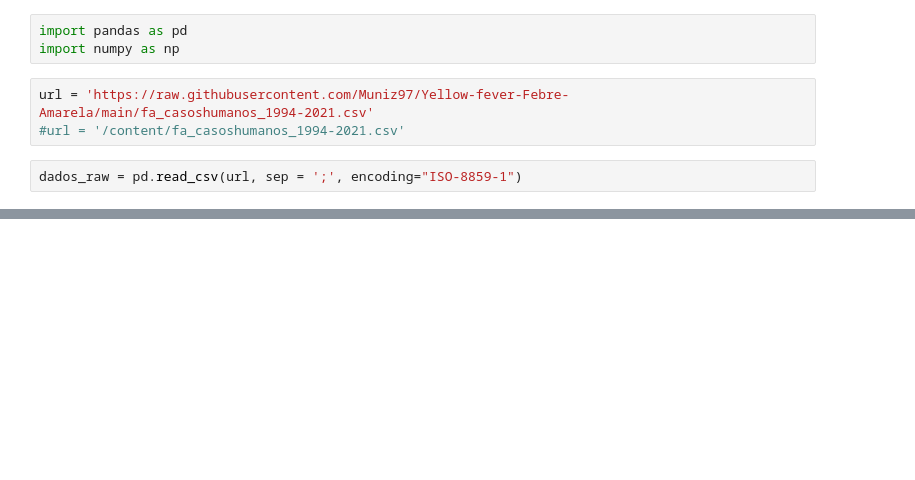
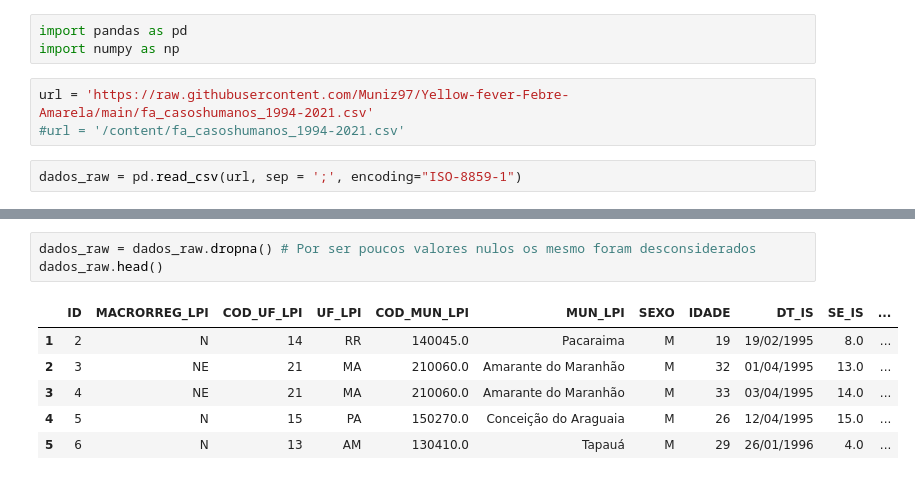
Before and after one commit to Muniz97/Yellow-fever-Febre-Amarela, a Jupyter notebook: Yellow_Fever.ipynb, the cells around one changed output, grey strips where cells are left out. Drawn from its saved outputs; the diff is of its cells as text; blank space fills up the shorter version.

```diff
--- a/Yellow_Fever.ipynb
+++ b/Yellow_Fever.ipynb
@@ -25,0 +77,10 @@ dados_raw.head()
+# %%
+dados_raw = dados_raw.dropna() # Por ser poucos valores nulos os mesmo foram desconsiderados
+dados_raw.head()
+# %% [output]
+|  | ID | MACRORREG_LPI | COD_UF_LPI | UF_LPI | COD_MUN_LPI | MUN_LPI | SEXO | IDADE | DT_IS | SE_IS | ... |
+| 1 | 2 | N | 14 | RR | 140045.0 | Pacaraima | M | 19 | 19/02/1995 | 8.0 | ... |
+| 2 | 3 | NE | 21 | MA | 210060.0 | Amarante do Maranhão | M | 32 | 01/04/1995 | 13.0 | ... |
+| 3 | 4 | NE | 21 | MA | 210060.0 | Amarante do Maranhão | M | 33 | 03/04/1995 | 14.0 | ... |
+| 4 | 5 | N | 15 | PA | 150270.0 | Conceição do Araguaia | M | 26 | 12/04/1995 | 15.0 | ... |
+| 5 | 6 | N | 13 | AM | 130410.0 | Tapauá | M | 29 | 26/01/1996 | 4.0 | ... |
```
Also changed, not shown: parts of 4 cells of this notebook.
